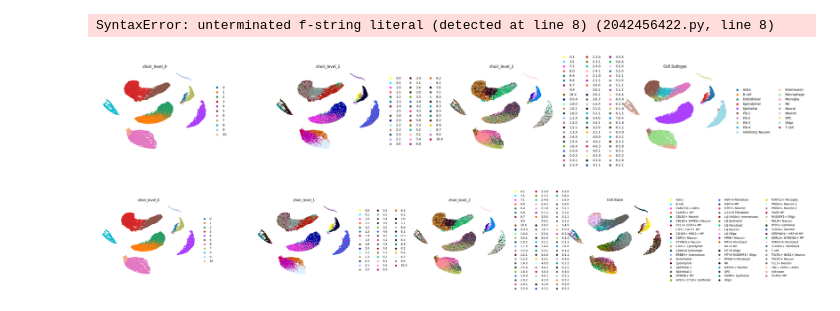
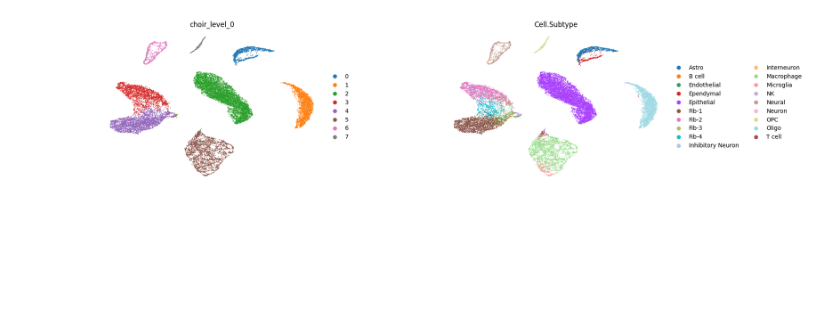
Before and after one commit to jhaberbe/CHOIR, a Jupyter notebook: notebook/notebook.ipynb, the cells around one changed output. Drawn from its saved outputs; the diff is of its cells as text; code cells hidden in the pictures; blank space fills up the shorter version.

Commit message:
Updated notebook to correctly reflect the method that Sant uses (cluster choice by silhoutte score, permutation testing once finished).

```diff
--- a/notebook/notebook.ipynb
+++ b/notebook/notebook.ipynb
@@ -3,8 +3,7 @@ import numpy as np
 import scanpy as sc
 
 adata = sc.read_h5ad("../../choroid-plexus/new_annotations.h5ad")
-adata = adata[adata.obs["Cell.Subtype"].ne("Doublet")]
-adata = adata[::10]
+adata = adata[adata.obs["Cell.Subtype"].ne("Doublet")][::10]
 # %%
 sc.pp.filter_cells(adata, min_genes=200)
 sc.pp.filter_genes(adata, min_cells=3)
@@ -155,3 +26,0 @@ def optimal_cluster(
-# %%
-res, labels = optimal_cluster(adata, alpha=.9)
-adata.obs[f"choir_level_0"] = labels
@@ -160,32 +26,0 @@ Resolution 0.4 failed: min class accuracy = 0.799
-# %%
-import pandas as pd
-
-for level in range(2):
-    col = f"choir_level_{level + 1}"
-    adata.obs[col] = adata.obs[f"choir_level_{level}"]
-
-    for parent_label in adata.obs[f"choir_level_{level}"].cat.categories:
-        if parent_label[-1] != "X":
-            indexer = adata.obs[f"choir_level_{level}"] == parent_label
-
-            if indexer.sum() < 100:
-                continue
-
-            res, labels = optimal_cluster(
-                adata[indexer],
-                resolution_range=(0.1, 2.0, 0.1),
-                alpha=0.7,
-                model_type="linear_model",
-                test_size=0.5,
-            )
-
-            if labels is None:
-                new_labels = [f"{parent_label}.X"] * indexer.sum()
-            else:
-                unique_labels = pd.unique(labels)
-                new_labels = [f"{parent_label}.{lbl}" for lbl in labels]
-
-            # Set categories to allow assignment
-            new_cats = pd.unique(new_labels)
-            adata.obs[col] = adata.obs[col].cat.add_categories(new_cats)
-            adata.obs.loc[indexer, col] = new_labels
@@ -202,21 +26,0 @@ Resolution 0.2 failed: min class accuracy = 0.63
-# %%
-def clean_unused_categories_and_palettes(adata, keys):
-    for key in keys:
-        if key in adata.obs and pd.api.types.is_categorical_dtype(adata.obs[key]):
-            # Drop unused categories
-            adata.obs[key] = adata.obs[key].cat.remove_unused_categories()
-
-            # Fix or remove corresponding palette
-            uns_key = f"{key}_colors
-            if uns_key in adata.uns:
-                n_cats = len(adata.obs[key].cat.categories)
-                current_palette = adata.uns[uns_key]
-                if len(current_palette) > n_cats:
-                    adata.uns[uns_key] = current_palette[:n_cats]
-                elif len(current_palette) < n_cats:
-                    # Not enough colors — remove and let Scanpy regenerate
-                    del adata.uns[uns_key]
-
-clean_unused_categories_and_palettes(adata, ["choir_level_0", "choir_level_1", "choir_level_2"])
-# %% [output]
-SyntaxError: unterminated f-string literal (detected at line 8) (2042456422.py, line 8)
@@ -223,22 +64,11 @@ SyntaxError: unterminated f-string literal (detected at line 8) (2042456422.py,
 # %%
 sc.pl.umap(
     adata,
-    color=["choir_level_0", "choir_level_1", "choir_level_2", "Cell.Subtype"],
+    color=["choir_level_0", "Cell.Subtype"],
     frameon=False,
     wspace=0.4,
     hspace=0.4,
-    size=20
+    ncols=3
 )
 # %% [output]
-[figure, old version]
+[figure, new version]
-# %%
-sc.pl.umap(
-    adata,
-    color=["choir_level_0", "choir_level_1", "choir_level_2", "Cell.State"],
-    frameon=False,
-    wspace=0.4,
-    hspace=0.4,
-    size=20
-)
-# %% [output]
-[figure, removed]
```
Also changed, not shown: parts of 13 cells of this notebook, 4 other files.
